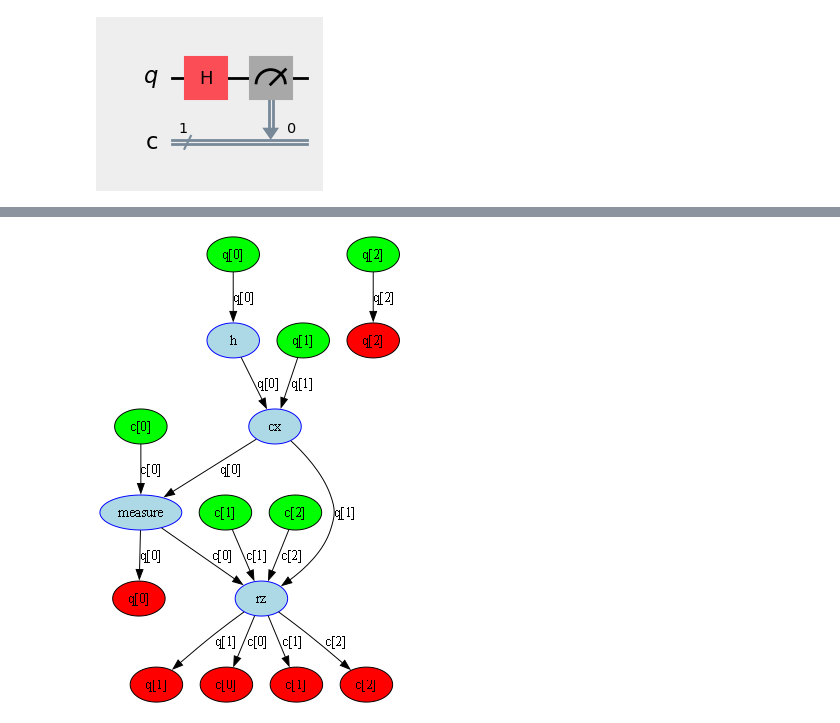
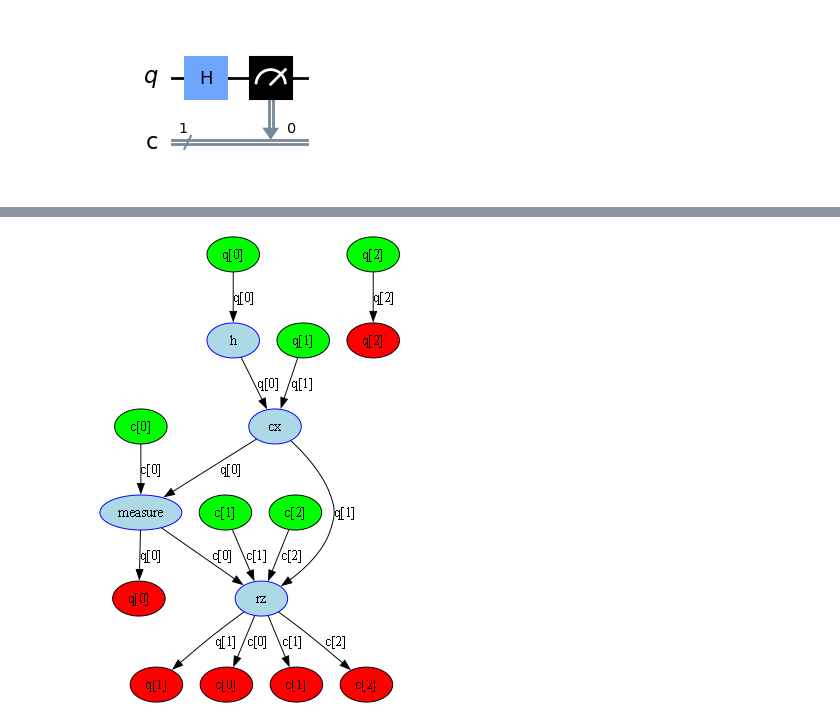
Before and after one commit to Shivansh20128/Qiskit_OpenSource, a Jupyter notebook: Issues/colors_in_dag_circuit_drawer.ipynb, the cells around one changed output, grey strips where cells are left out. Saved outputs shown, nothing was run; the diff lists cells and outputs as text; code cells hidden in the pictures.

```diff
--- a/Issues/colors_in_dag_circuit_drawer.ipynb
+++ b/Issues/colors_in_dag_circuit_drawer.ipynb
@@ -1,9 +1,9 @@
 # %%
 # Circuit Drawer
 from qiskit import QuantumRegister, ClassicalRegister, QuantumCircuit
 qc = QuantumCircuit(1, 1)
 qc.h(0)
 qc.measure(0, 0)
-qc.draw(output='mpl', style={'backgroundcolor': '#EEEEEE'})
+qc.draw(output='mpl', style="clifford")
 # %% [output]
-[figure, old version]
+[figure, new version]
```
Also changed, not shown: parts of 9 cells of this notebook.
